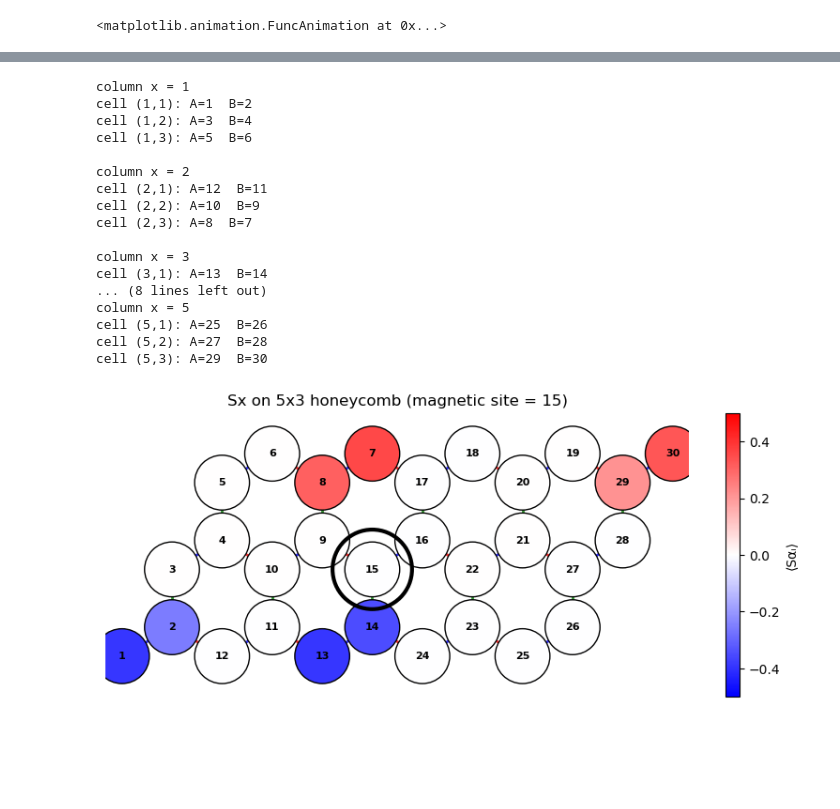
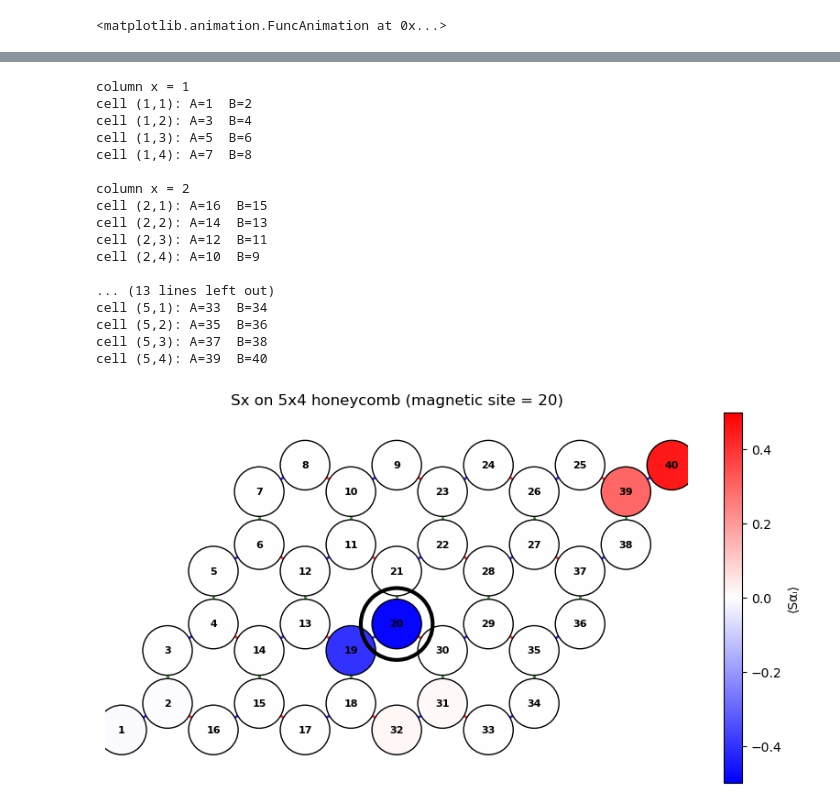
Before and after one commit to marcinszlap/KitaevHoneycomb, a Jupyter notebook: wykresy.ipynb, the cells around one changed output, grey strips where cells are left out. Drawn from its saved outputs; the diff is of its cells as text; code cells hidden in the pictures; blank space fills up the shorter version.

Commit message:
some results

```diff
--- a/wykresy.ipynb
+++ b/wykresy.ipynb
@@ -2,6 +2,7 @@
 import numpy as np
 import matplotlib.pyplot as plt
 
+############## bottom-up ###############
 def honeycomb_bonds(Nx, Ny):
     Nsites = 2 * Nx * Ny
     bonds = []  # (s1, s2, type)
@@ -181,18 +182,18 @@ def plot_lattice_values(Nx, Ny, bonds, pos, values,
         ax.set_title(f"{title}{extra}")
 
 # ====== run ======
-Nx, Ny = 5, 3
+Nx, Ny = 5, 4
 secondspin = False
 fixed_pos = 2
 component = "Sz"
-mg_site = 15
+mg_site = 20
 yperiodic = "false"
 
 Jx = -1.0
 Jy = -1.0
 Jz = -1.0
 
-theta = 0.0
+theta = np.pi/2
 phi = 0.0
 
 if secondspin:
@@ -477,6 +478,8 @@ animate_component_vs_site(
 # %%
 import numpy as np
 import matplotlib.pyplot as plt
+
+########## SEMI SNAKE ############
 
 def site_index_snake_vertical(x, y, sub, Nx, Ny):
     """
@@ -692,18 +695,18 @@ def plot_lattice_values(Nx, Ny, bonds, pos, values,
 
 
 # ====== run ======
-Nx, Ny = 5, 3
+Nx, Ny = 5, 4
 secondspin = False
 fixed_pos = 2
 component = "Sz"
-mg_site = 15
+mg_site = 20
 yperiodic = "false"
 
 Jx = -1.0
 Jy = -1.0
 Jz = -1.0
 
-theta = 0.0
+theta = np.pi/2
 phi = 0.0
 
 if secondspin:
@@ -1001,26 +1004,28 @@ def plot_lattice_values(Nx, Ny, bonds, pos, values,
 
 
 # ====== run ======
-Nx, Ny = 5, 3
+Nx, Ny = 5, 4
 secondspin = False
 fixed_pos = 2
-component = "Sy"
-mg_site = 15
+component = "Sx"
+mg_site = 20
 yperiodic = "false"
 
 Jx = -1.0
 Jy = -1.0
 Jz = -1.0
 
+r = 2.0
+
 theta = np.pi/2
-phi = np.pi/2
+phi = 0.0
 
 if secondspin:
     filename = f"{component}_2spins_fixed{fixed_pos}"
 else:
     filename = f"{component}"
 
-path = f"results/{Nx}x{Ny}_PBC={yperiodic}_Jx={Jx}_Jy={Jy}_Jz={Jz}/Savrg_theta={theta}_phi={phi}_{mg_site}/{filename}.dat"
+path = f"results/{Nx}x{Ny}_PBC={yperiodic}_Jx={Jx}_Jy={Jy}_Jz={Jz}_r={r}/Savrg_theta={theta}_phi={phi}_{mg_site}/{filename}.dat"
 
 Nsites, bonds = honeycomb_bonds(Nx, Ny, yperiodic=(yperiodic == "true"))
 pos = honeycomb_positions(Nx, Ny, yperiodic=(yperiodic == "true"))
@@ -1048,41 +1053,41 @@ width = xmax - xmin
 height = ymax - ymin
 aspect = width / height
 
 base = 9  # controlling global size scale
 
 if aspect > 1:  # wide lattice
     fig_w = base
     fig_h = base / aspect
 else:           # tall lattice
     fig_h = base
     fig_w = base * aspect
 
 plt.figure(figsize=(fig_w, fig_h), constrained_layout=True)
 plot_lattice_values(
     Nx, Ny, bonds, pos, vals,
     mg_sites=mg_sites, mg_site=mg_site,
     fixed_pos=fixed_pos, secondspin=secondspin,
     title=f"{component} on {Nx}x{Ny} honeycomb",
     safety=safety,
     show_labels="auto"
 )
 plt.show()
 # %% [output]
 column x = 1
 cell (1,1): A=1  B=2
 cell (1,2): A=3  B=4
 cell (1,3): A=5  B=6
+cell (1,4): A=7  B=8
 
 column x = 2
-cell (2,1): A=12  B=11
-cell (2,2): A=10  B=9
-cell (2,3): A=8  B=7
+cell (2,1): A=16  B=15
+cell (2,2): A=14  B=13
+cell (2,3): A=12  B=11
+cell (2,4): A=10  B=9
 
-column x = 3
-cell (3,1): A=13  B=14
-... (8 lines left out)
-column x = 5
-cell (5,1): A=25  B=26
-cell (5,2): A=27  B=28
-cell (5,3): A=29  B=30
+... (13 lines left out)
+cell (5,1): A=33  B=34
+cell (5,2): A=35  B=36
+cell (5,3): A=37  B=38
+cell (5,4): A=39  B=40
-[figure, old version]
+[figure, new version]
```
Also changed, not shown: parts of 5 cells of this notebook, 23 other files.
